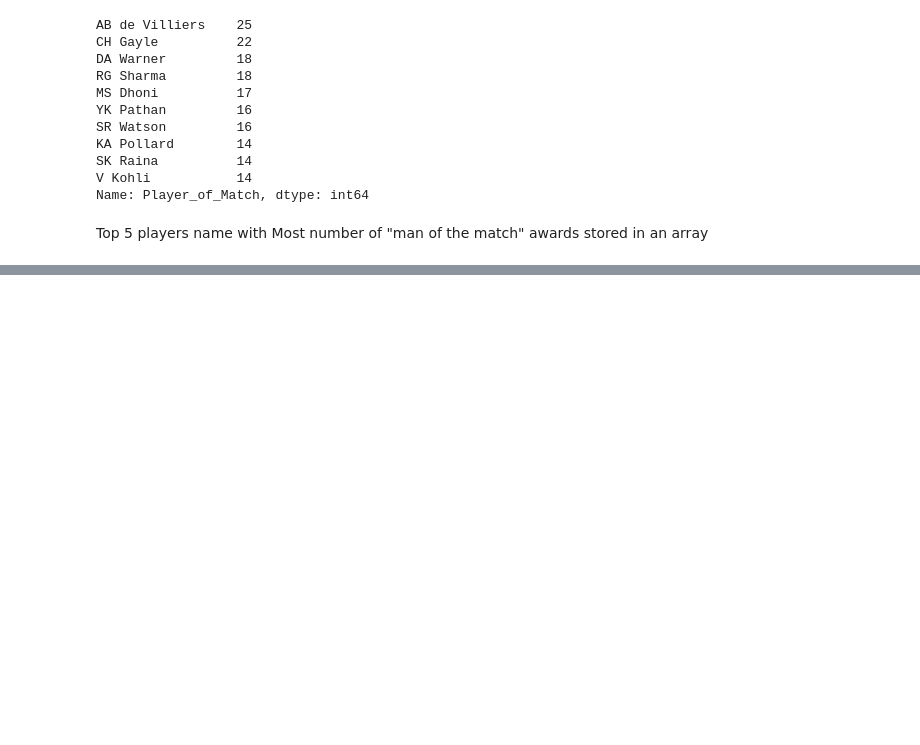
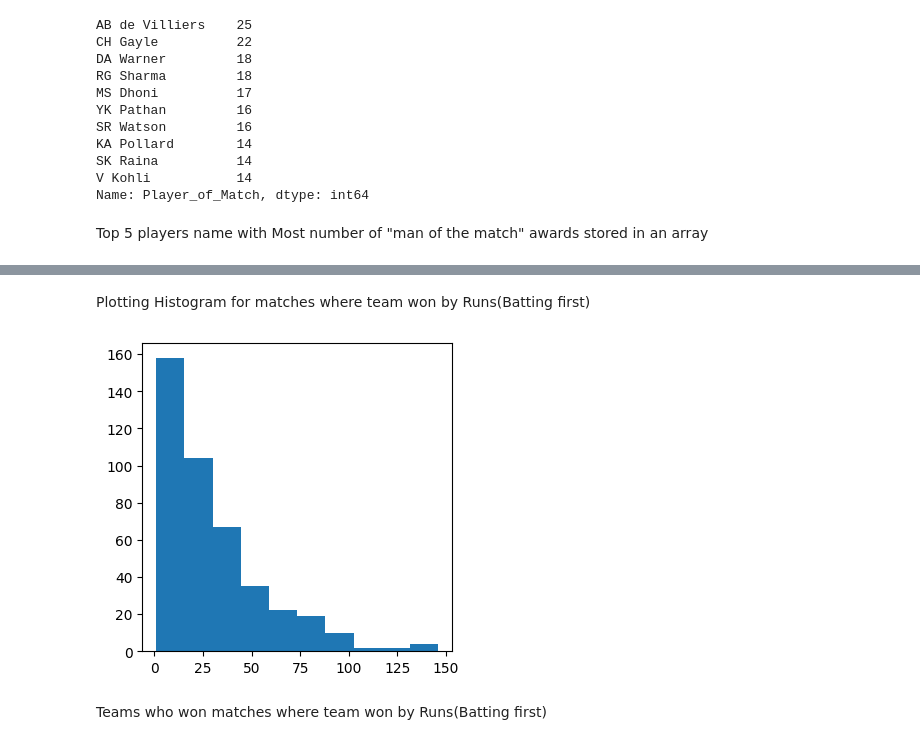
Before and after one commit to tusharmaurya267/IPL-in-Python, a Jupyter notebook: IPL.ipynb, the cells around one changed output, grey strips where cells are left out. Cells and saved outputs as stored; diff of their text form; code cells hidden in the pictures; blank space fills up the shorter version.

```diff
--- a/IPL.ipynb
+++ b/IPL.ipynb
@@ -76,0 +105,4 @@ l1
+# %%
+
+batting_first  = df[df["WonBy"]=='Runs']
+batting_first.shape
@@ -76,0 +120,10 @@ l1
+# %% [markdown]
+Plotting Histogram for matches where team won by Runs(Batting first)
+# %%
+plt.figure(figsize=(4,4))
+plt.hist(batting_first['Margin'])
+plt.show()
+# %% [output]
+[figure, added]
+# %% [markdown]
+Teams who won matches where team won by Runs(Batting first)
```
Also changed, not shown: parts of 40 cells of this notebook.
